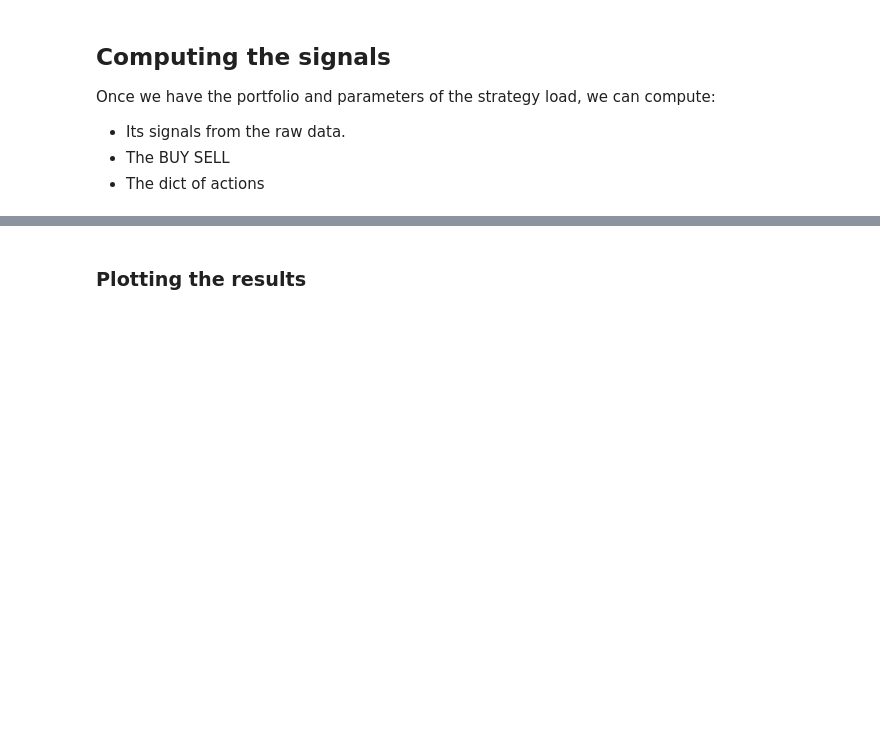
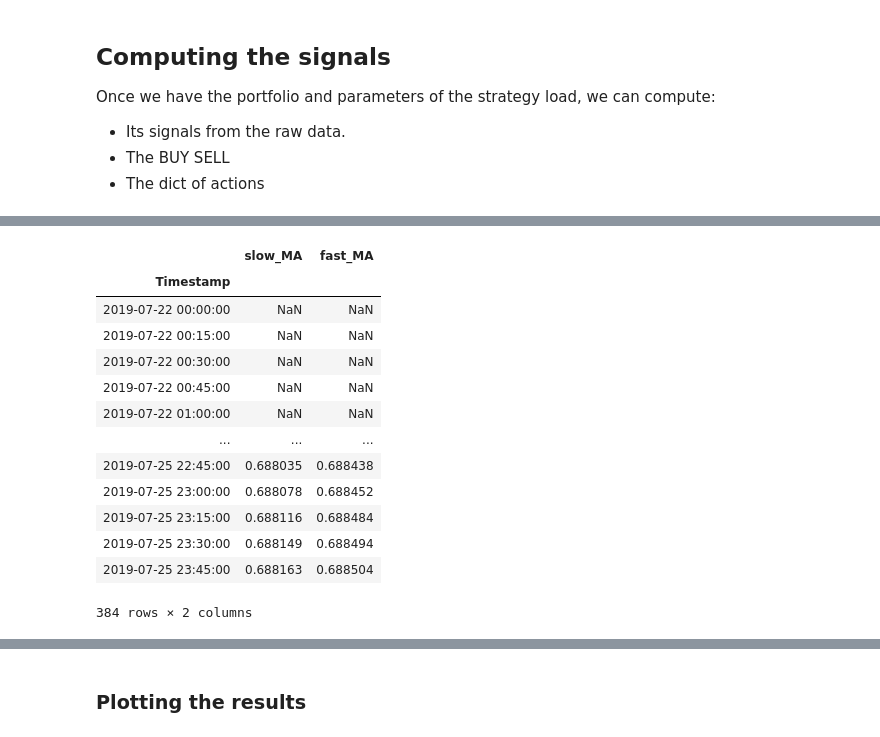
Before and after one commit to manuwhs/traphing, a Jupyter notebook: notebooks/2.1 Entry Strategies.ipynb, the cells around one changed output, grey strips where cells are left out. Saved outputs shown, nothing was run; the diff lists cells and outputs as text; code cells hidden in the pictures; blank space fills up the shorter version.

```diff
--- a/notebooks/2.1 Entry Strategies.ipynb
+++ b/notebooks/2.1 Entry Strategies.ipynb
@@ -127,0 +93,18 @@ Name: Crosses, Length: 384, dtype: float64
+# %%
+entry_strategy_series = entry_strategy.compute_strategy_series()
+entry_strategy_series
+# %% [output]
+|  | slow_MA | fast_MA |
+| Timestamp |  |  |
+| 2019-07-22 00:00:00 | NaN | NaN |
+| 2019-07-22 00:15:00 | NaN | NaN |
+| 2019-07-22 00:30:00 | NaN | NaN |
+| 2019-07-22 00:45:00 | NaN | NaN |
+| 2019-07-22 01:00:00 | NaN | NaN |
+| ... | ... | ... |
+| 2019-07-25 22:45:00 | 0.688035 | 0.688438 |
+| 2019-07-25 23:00:00 | 0.688078 | 0.688452 |
+| 2019-07-25 23:15:00 | 0.688116 | 0.688484 |
+| 2019-07-25 23:30:00 | 0.688149 | 0.688494 |
+| 2019-07-25 23:45:00 | 0.688163 | 0.688504 |
+384 rows × 2 columns
```
Also changed, not shown: parts of 11 cells of this notebook, 22 other files.
